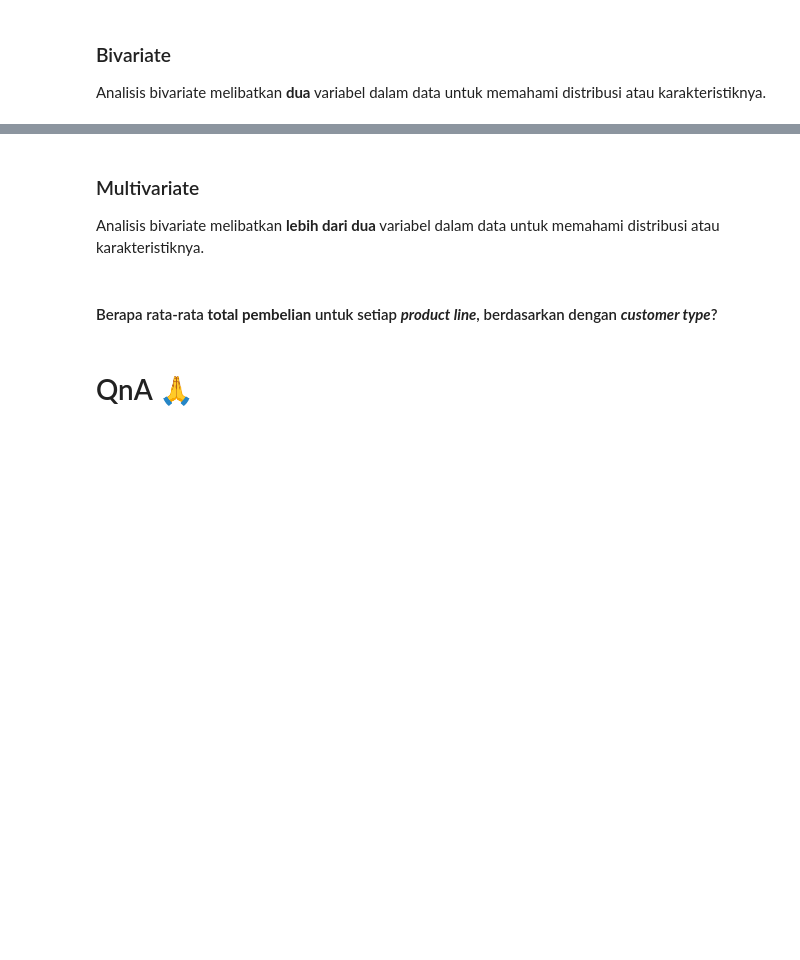
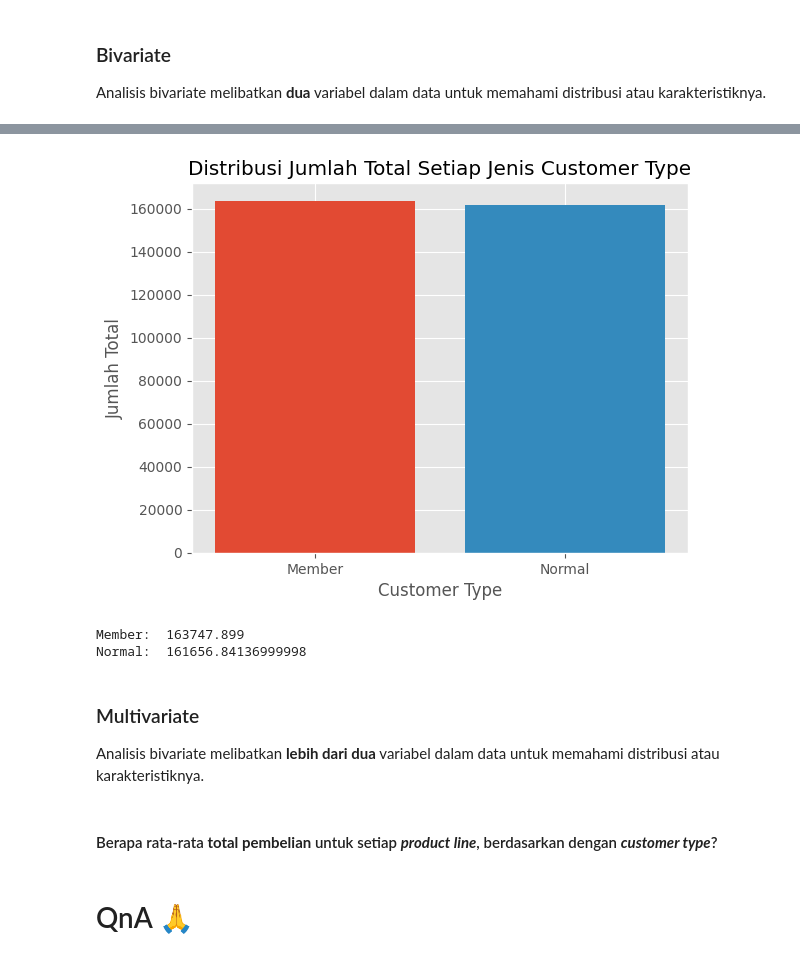
Before and after one commit to SulthanAbiyyu/mini-bootcamp-bcc-2023, a Jupyter notebook: day1.ipynb, the cells around one changed output, grey strips where cells are left out. Drawn from its saved outputs; the diff is of its cells as text; code cells hidden in the pictures; blank space fills up the shorter version.

```diff
--- a/day1.ipynb
+++ b/day1.ipynb
@@ -667,8 +703,34 @@ Analisis bivariate melibatkan **dua** variabel dalam data untuk memahami distrib
+# %%
+filter_member = data['Customer type'] == 'Member'
+filter_normal = data['Customer type'] == 'Normal'
+
+filtered_data_member = data.loc[filter_member, ['Customer type', 'Total']]
+filtered_data_normal = data.loc[filter_normal, ['Customer type', 'Total']]
+
+x_member = filtered_data_member['Customer type'].unique()
+y_member = filtered_data_member['Total'].sum()
+plt.bar(x_member, y_member)
+
+
+x_normal = filtered_data_normal['Customer type'].unique()
+y_normal = filtered_data_normal['Total'].sum()
+plt.bar(x_normal, y_normal)
+
+plt.xlabel("Customer Type")
+plt.ylabel("Jumlah Total")
+plt.title("Distribusi Jumlah Total Setiap Jenis Customer Type")
+plt.show()
+
+print("Member: ", y_member, "\nNormal: ", y_normal)
+# %% [output]
+[figure, added]
+Member:  163747.899
+Normal:  161656.84136999998
 # %% [markdown]
 ### Multivariate
 
 Analisis bivariate melibatkan **lebih dari dua** variabel dalam data untuk memahami distribusi atau karakteristiknya.
 # %% [markdown]
-#### Berapa rata-rata **total pembelian** untuk setiap ***product line***, berdasarkan dengan ***customer type***?
+#### Berapa rata-rata **total pembelian** untuk setiap **_product line_**, berdasarkan dengan **_customer type_**?
 # %% [markdown]
 # QnA 🙏
```
Also changed, not shown: parts of 11 cells of this notebook.
